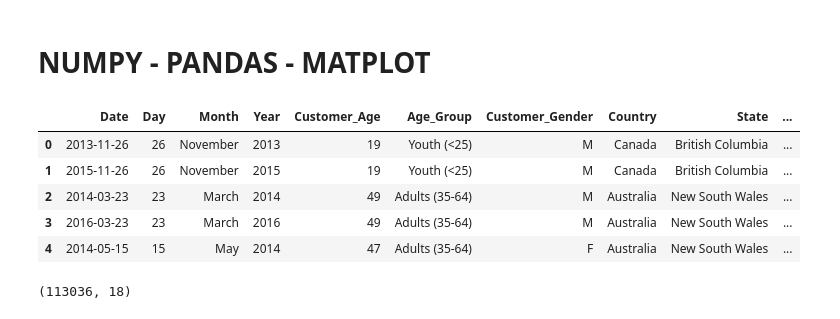
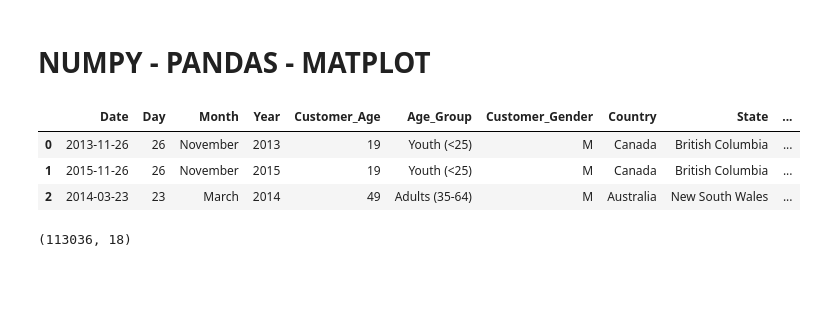
Before and after one commit to amaan-igs/Data-Analytics, a Jupyter notebook: Self-Practice/overview.ipynb, the cells around one changed output. Drawn from its saved outputs; the diff is of its cells as text; code cells hidden in the pictures; blank space fills up the shorter version.

```diff
--- a/Self-Practice/overview.ipynb
+++ b/Self-Practice/overview.ipynb
@@ -7,14 +7,12 @@ import matplotlib.pyplot as plt
 # %%
 sales = pd.read_csv('./data/sales_data.csv', parse_dates=['Date'])
 # %%
-sales.head()
+sales.head(3)
 # %% [output]
 |  | Date | Day | Month | Year | Customer_Age | Age_Group | Customer_Gender | Country | State | ... |
 | 0 | 2013-11-26 | 26 | November | 2013 | 19 | Youth (<25) | M | Canada | British Columbia | ... |
 | 1 | 2015-11-26 | 26 | November | 2015 | 19 | Youth (<25) | M | Canada | British Columbia | ... |
 | 2 | 2014-03-23 | 23 | March | 2014 | 49 | Adults (35-64) | M | Australia | New South Wales | ... |
-| 3 | 2016-03-23 | 23 | March | 2016 | 49 | Adults (35-64) | M | Australia | New South Wales | ... |
-| 4 | 2014-05-15 | 15 | May | 2014 | 47 | Adults (35-64) | F | Australia | New South Wales | ... |
 # %%
 sales.shape # rows & cols
 # %% [output]
```
Also changed, not shown: 2 other files.
